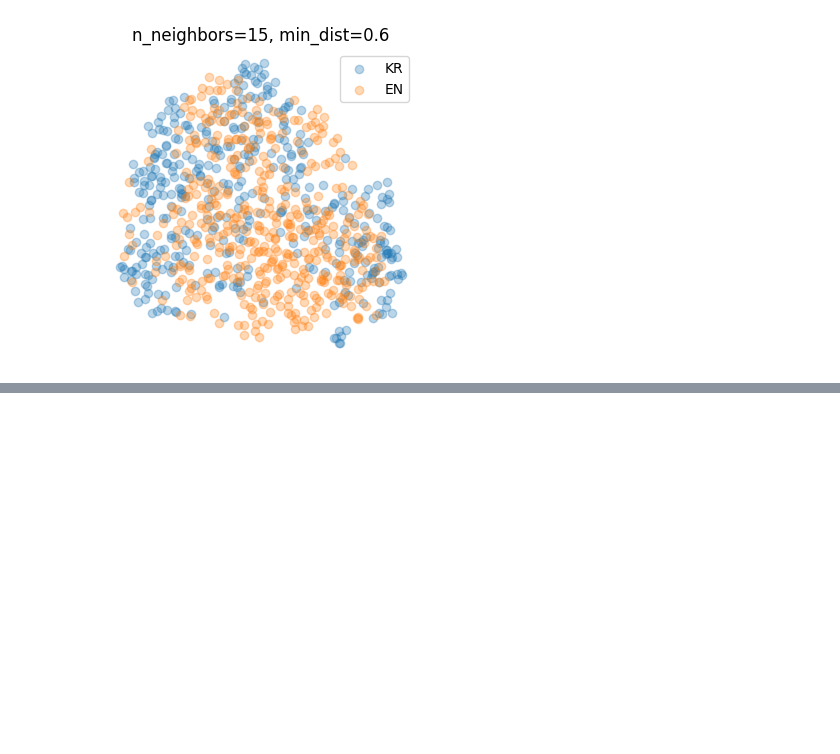
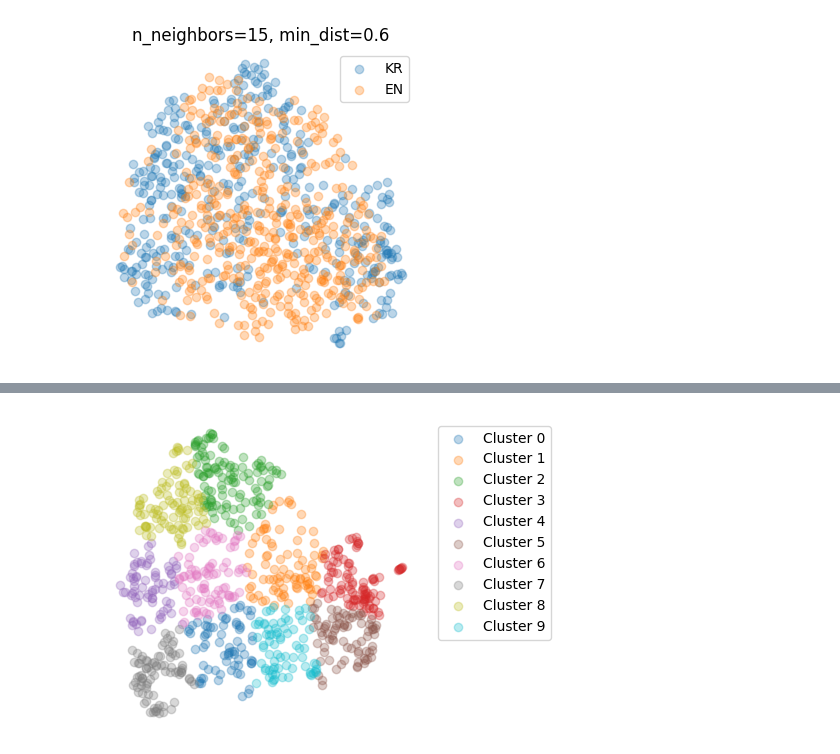
Before and after one commit to simonfei123/COGS209SP24-Project2-GroupNeuromorphs, a Jupyter notebook: Dimensionality_Reduction/dimensionality_reduction.ipynb, the cells around one changed output, grey strips where cells are left out. Drawn from its saved outputs; the diff is of its cells as text; code cells hidden in the pictures; blank space fills up the shorter version.

Commit message:
K-Means clustering

```diff
--- a/Dimensionality_Reduction/dimensionality_reduction.ipynb
+++ b/Dimensionality_Reduction/dimensionality_reduction.ipynb
@@ -279,0 +349,58 @@ for params in umap_params:
+# %%
+# Create a PCA instance
+pca = PCA(n_components=400, random_state=0)
+
+# Fit and transform the embeddings with PCA
+kr_pca_embeddings = pca.fit_transform(kr_embeddings)
+en_pca_embeddings = pca.fit_transform(en_embeddings)
+
+# Concatenate the PCA-reduced embeddings
+pca_concat_embeddings = np.concatenate((kr_pca_embeddings, en_pca_embeddings), axis=0)
+
+# Create a UMAP instance
+reducer = umap.UMAP(random_state=0)
+
+# Fit and transform the PCA-reduced concatenated embeddings with UMAP
+umap_embeddings = reducer.fit_transform(pca_concat_embeddings)
+
+# Define the number of clusters
+n_clusters = 10
+
+# Create a KMeans instance
+kmeans = KMeans(n_clusters=n_clusters, random_state=0)
+
+# Fit the model to the umap_embeddings
+kmeans.fit(umap_embeddings)
+
+# Get the cluster assignments
+kmeans_labels = kmeans.labels_
+
+# Create the plot
+plt.figure(figsize=(4, 4))
+
+# Get unique clusters
+clusters = np.unique(kmeans_labels)
+
+# Plot each cluster
+for cluster in clusters:
+    # Get indices for current cluster
+    cluster_indices = np.where(kmeans_labels == cluster)
+
+    # Plot the points for the current cluster
+    plt.scatter(umap_embeddings[cluster_indices, 0], umap_embeddings[cluster_indices, 1], label=f'Cluster {cluster}', alpha=0.3)
+
+# Remove x and y ticks
+plt.xticks([])
+plt.yticks([])
+
+# Remove the spines
+for spine in plt.gca().spines.values():
+    spine.set_visible(False)
+
+# Add a legend outside the plot
+plt.legend(bbox_to_anchor=(1.05, 1), loc='upper left')
+
+# Show the plot
+plt.show()
+# %% [output]
+[figure, added]
```
Also changed, not shown: parts of 12 cells of this notebook.
